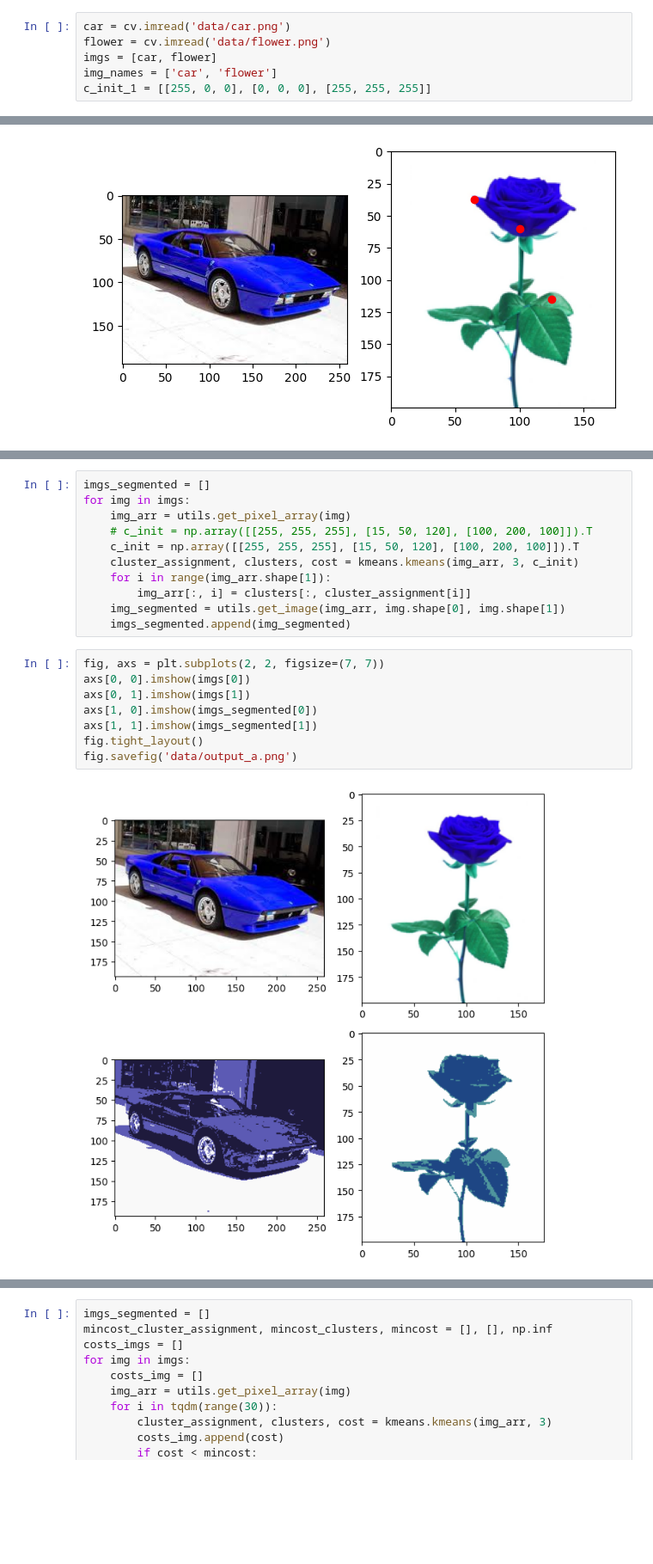
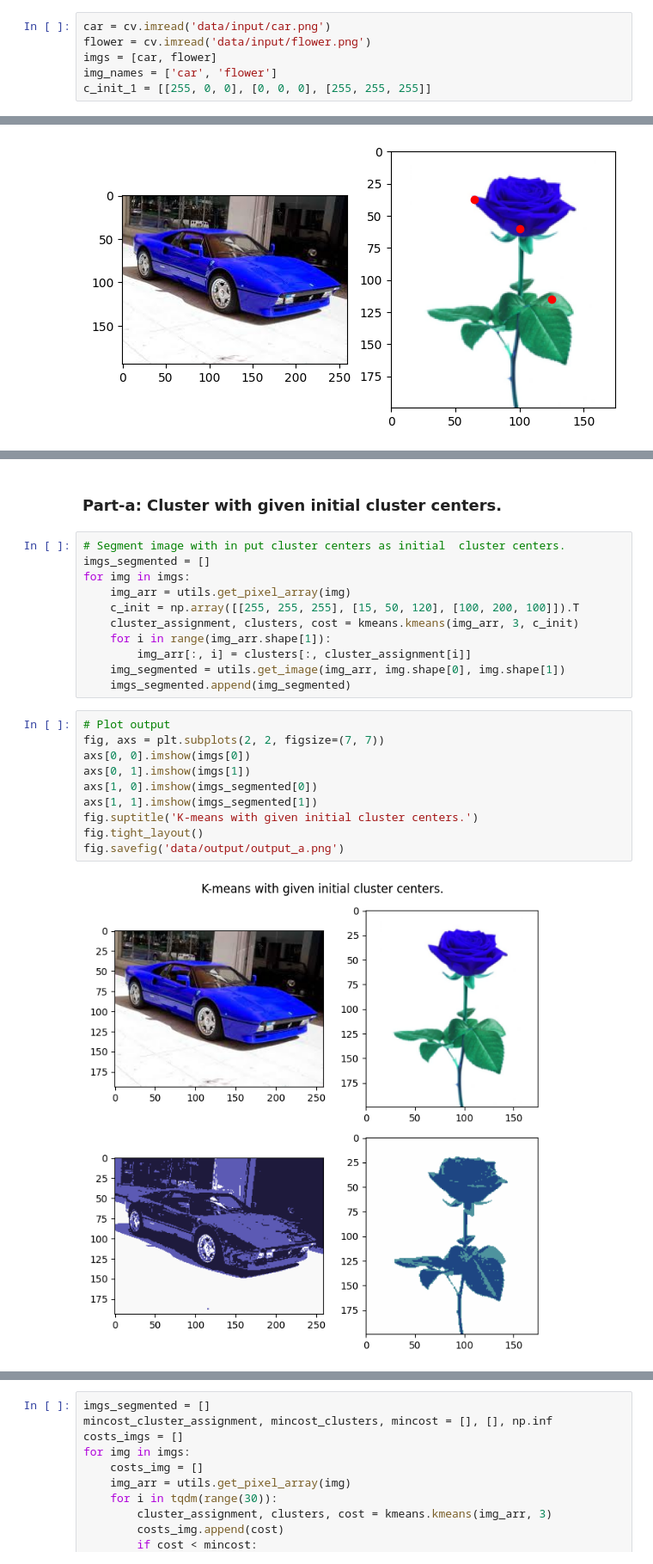
Before and after one commit to kramasamy90/image-signal-processing, a Jupyter notebook: Lab9/lab9.ipynb, the cells around one changed output, grey strips where cells are left out. Shown at 86% size. Drawn from its saved outputs; the diff is of its cells as text; blank space fills up the shorter version.

```diff
--- a/Lab9/lab9.ipynb
+++ b/Lab9/lab9.ipynb
@@ -35,8 +43,8 @@ In this lab  we segment the given image using K-means clustering.
 # %% [markdown]
 ### Import data and visualize.
 # %%
-car = cv.imread('data/car.png')
-flower = cv.imread('data/flower.png')
+car = cv.imread('data/input/car.png')
+flower = cv.imread('data/input/flower.png')
 imgs = [car, flower]
 img_names = ['car', 'flower']
 c_init_1 = [[255, 0, 0], [0, 0, 0], [255, 255, 255]]
@@ -68,8 +70,10 @@ print(np.linalg.norm(p2 - p3))
+# %% [markdown]
+### Part-a: Cluster with given initial cluster centers.
 # %%
+# Segment image with in put cluster centers as initial  cluster centers.
 imgs_segmented = []
 for img in imgs:
     img_arr = utils.get_pixel_array(img)
-    # c_init = np.array([[255, 255, 255], [15, 50, 120], [100, 200, 100]]).T
     c_init = np.array([[255, 255, 255], [15, 50, 120], [100, 200, 100]]).T
     cluster_assignment, clusters, cost = kmeans.kmeans(img_arr, 3, c_init)
     for i in range(img_arr.shape[1]):
@@ -77,13 +81,15 @@ for img in imgs:
     img_segmented = utils.get_image(img_arr, img.shape[0], img.shape[1])
     imgs_segmented.append(img_segmented)
 # %%
+# Plot output
 fig, axs = plt.subplots(2, 2, figsize=(7, 7))
 axs[0, 0].imshow(imgs[0])
 axs[0, 1].imshow(imgs[1])
 axs[1, 0].imshow(imgs_segmented[0])
 axs[1, 1].imshow(imgs_segmented[1])
+fig.suptitle('K-means with given initial cluster centers.')
 fig.tight_layout()
-fig.savefig('data/output_a.png')
+fig.savefig('data/output/output_a.png')
 # %% [output]
-[figure, old version]
+[figure, new version]
 # %% [markdown]
```
Also changed, not shown: parts of 13 cells of this notebook, 5 other files.
